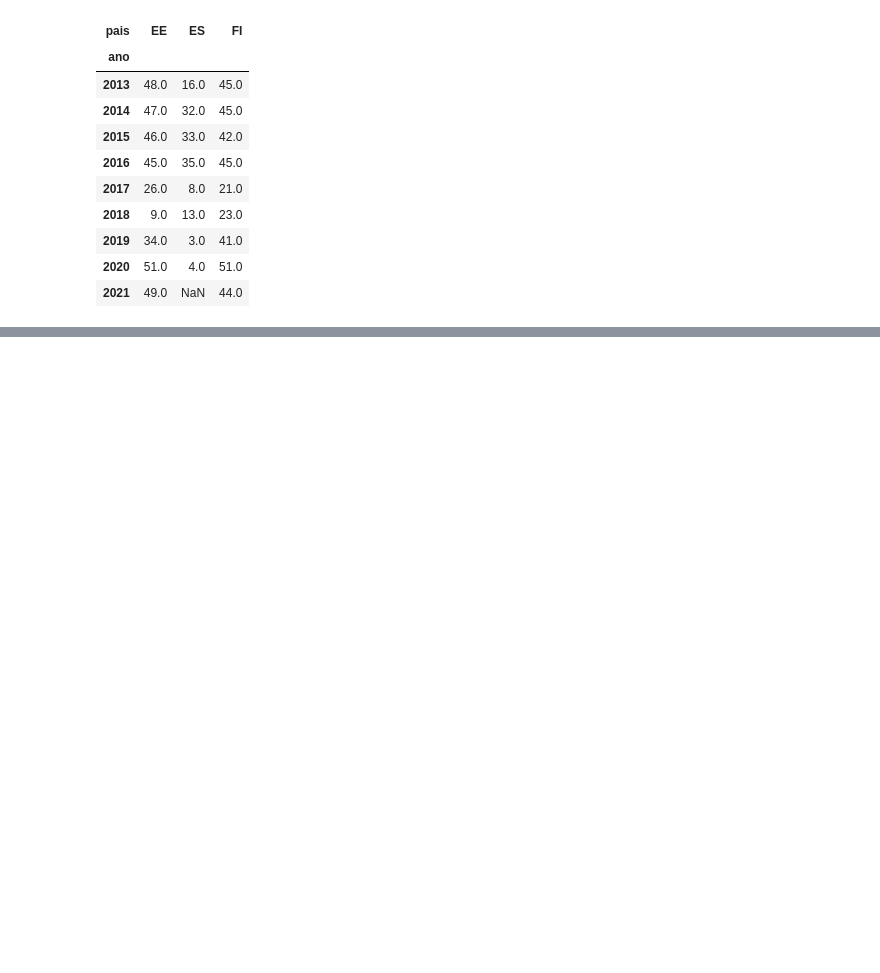
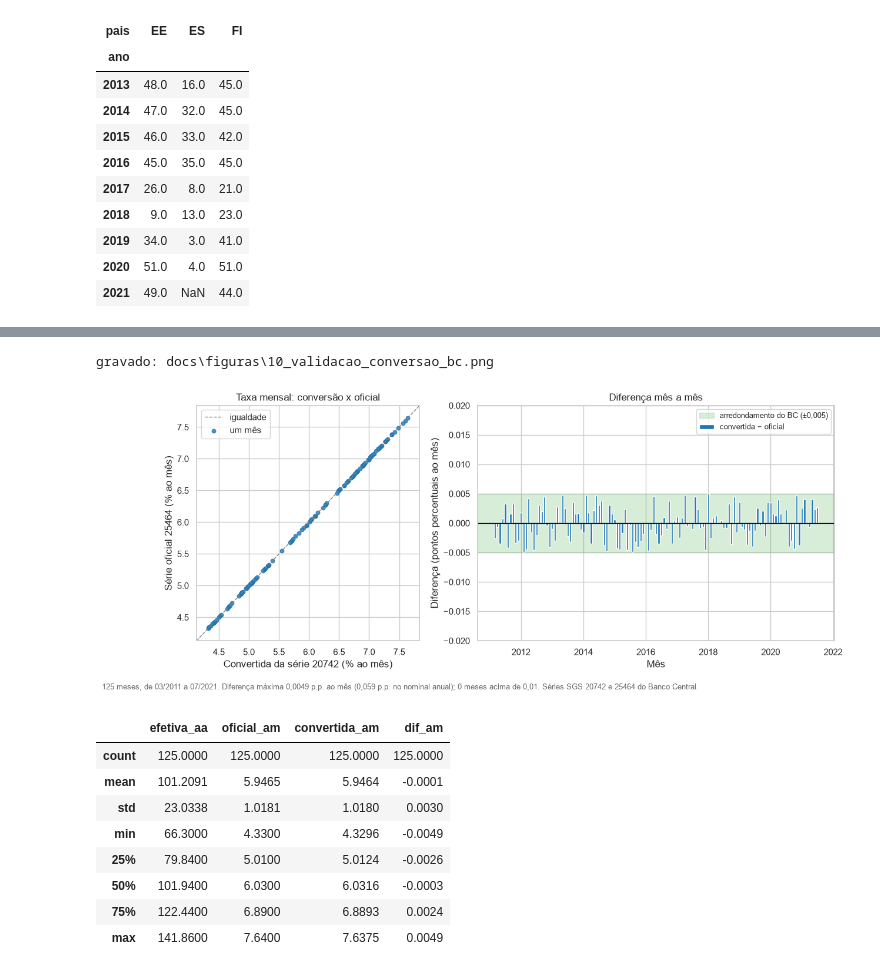
Before and after one commit to yaMimis/Auditor-Project, a Jupyter notebook: notebooks/dados/01_eda.ipynb, the cells around one changed output, grey strips where cells are left out. Cells and saved outputs as stored; diff of their text form; code cells hidden in the pictures; blank space fills up the shorter version.

```diff
--- a/notebooks/dados/01_eda.ipynb
+++ b/notebooks/dados/01_eda.ipynb
@@ -302,3 +539,48 @@ gravado: docs\figuras\05_genero_codificacao_por_ano.png
+# %%
+from src.dados.validar_conversao_bc import NOMES_MENSAL, comparar, ler_serie, resumo
+
+arq_mensal = next((RAIZ / 'data' / 'raw' / n for n in NOMES_MENSAL if (RAIZ / 'data' / 'raw' / n).exists()), None)
+if arq_mensal is None:
+    print('data/raw/bcdata.sgs.25464.csv não encontrado (série mensal oficial do BC, em dadosabertos.bcb.gov.br). Baixe e rode de novo.')
+else:
+    bc = tabelas['bc_credito_pessoal_mensal']
+    efetiva = pd.Series(bc['taxa_aa'].values, index=pd.to_datetime(bc['mes']))
+    comp = comparar(efetiva, ler_serie(arq_mensal))
+    comp = comp.loc['2011-03-01':'2021-07-01']          # a janela do projeto (concessões do Bondora)
+    r = resumo(comp)
+
+    fig, (ax1, ax2) = plt.subplots(1, 2, figsize=(14, 5.2), gridspec_kw={'width_ratios': [1, 1.6]})
+    lim = (comp[['convertida_am', 'oficial_am']].min().min() - 0.2, comp[['convertida_am', 'oficial_am']].max().max() + 0.2)
+    ax1.plot(lim, lim, color='gray', ls='--', lw=1, label='igualdade')
+    ax1.scatter(comp['convertida_am'], comp['oficial_am'], s=22, color='#1f77b4', alpha=0.8, label='um mês')
+    ax1.set(xlim=lim, ylim=lim, xlabel='Convertida da série 20742 (% ao mês)', ylabel='Série oficial 25464 (% ao mês)',
+            title='Taxa mensal: conversão x oficial')
+    ax1.legend(frameon=True, loc='upper left')
+
+    ax2.axhspan(-0.005, 0.005, color='#2ca02c', alpha=0.18, label='arredondamento do BC (±0,005)')
+    ax2.bar(comp.index, comp['dif_am'], width=22, color='#1f77b4', label='convertida − oficial')
+    ax2.axhline(0, color='black', lw=1)
+    ax2.set_ylim(-0.02, 0.02)
+    ax2.set(xlabel='Mês', ylabel='Diferença (pontos percentuais ao mês)', title='Diferença mês a mês')
+    ax2.legend(frameon=True, loc='upper right', fontsize=9)
+    rodape(fig, f"{r['meses']} meses, de {comp.index.min():%m/%Y} a {comp.index.max():%m/%Y}. Diferença máxima {br(r['dif_max_am'], 4)} p.p. ao mês "
+                f"({br(r['dif_max_nominal'], 3)} p.p. no nominal anual); {r['acima_da_tolerancia']} meses acima de 0,01. "
+                'Séries SGS 20742 e 25464 do Banco Central.', y=-0.03)
+    salvar(fig, '10_validacao_conversao_bc')
+    plt.show()
+    display(comp[['efetiva_aa', 'oficial_am', 'convertida_am', 'dif_am']].describe().round(4))
+# %% [output]
+gravado: docs\figuras\10_validacao_conversao_bc.png
+[figure, added]
+|  | efetiva_aa | oficial_am | convertida_am | dif_am |
+| count | 125.0000 | 125.0000 | 125.0000 | 125.0000 |
+| mean | 101.2091 | 5.9465 | 5.9464 | -0.0001 |
+| std | 23.0338 | 1.0181 | 1.0180 | 0.0030 |
+| min | 66.3000 | 4.3300 | 4.3296 | -0.0049 |
+| 25% | 79.8400 | 5.0100 | 5.0124 | -0.0026 |
+| 50% | 101.9400 | 6.0300 | 6.0316 | -0.0003 |
+| 75% | 122.4400 | 6.8900 | 6.8893 | 0.0024 |
+| max | 141.8600 | 7.6400 | 7.6375 | 0.0049 |
 # %% [markdown]
 ## Leituras
 
```
Also changed, not shown: parts of 20 cells of this notebook, 10 other files.
